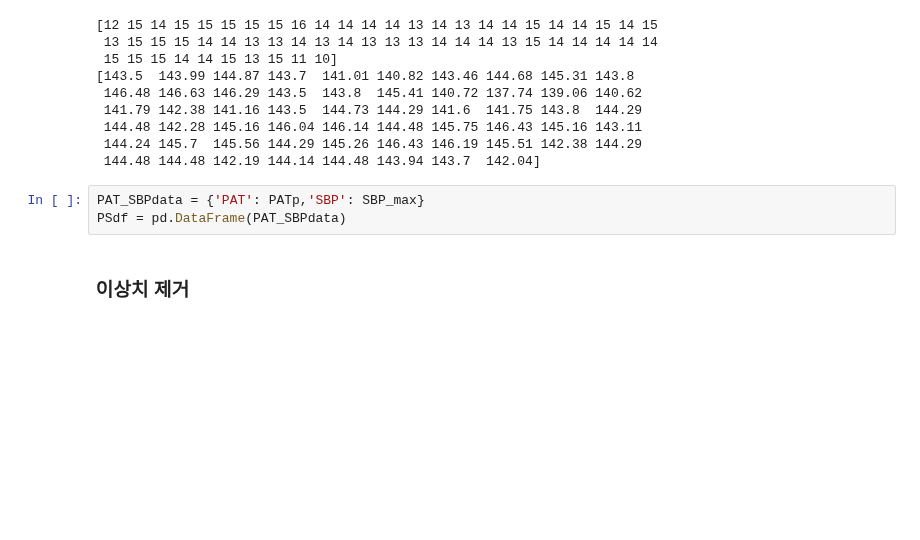
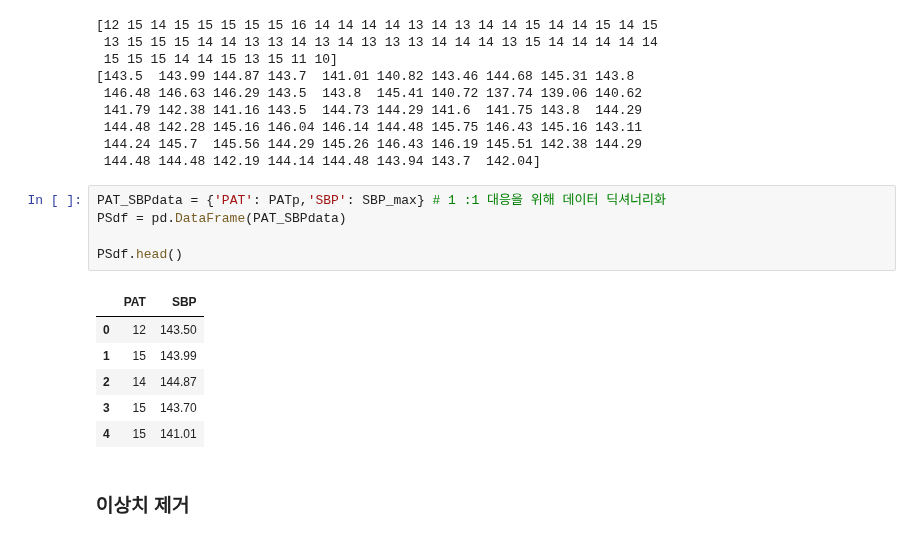
Before and after one commit to Kaintels/PKS_Passion, a Jupyter notebook: Python3/BP_estimation/Py_practice.ipynb, the cells around one changed output. Cells and saved outputs as stored; diff of their text form; blank space fills up the shorter version.

```diff
--- a/Python3/BP_estimation/Py_practice.ipynb
+++ b/Python3/BP_estimation/Py_practice.ipynb
@@ -318,8 +336,17 @@ print(SBP_max)
  144.24 145.7  145.56 144.29 145.26 146.43 146.19 145.51 142.38 144.29
  144.48 144.48 142.19 144.14 144.48 143.94 143.7  142.04]
 # %%
-PAT_SBPdata = {'PAT': PATp,'SBP': SBP_max}
+PAT_SBPdata = {'PAT': PATp,'SBP': SBP_max} # 1 :1 대응을 위해 데이터 딕셔너리화
 PSdf = pd.DataFrame(PAT_SBPdata)
+
+PSdf.head()
+# %% [output]
+|  | PAT | SBP |
+| 0 | 12 | 143.50 |
+| 1 | 15 | 143.99 |
+| 2 | 14 | 144.87 |
+| 3 | 15 | 143.70 |
+| 4 | 15 | 141.01 |
 # %% [markdown]
 ### 이상치 제거
 # %%
```
Also changed, not shown: parts of 9 cells of this notebook, 1 other file.
